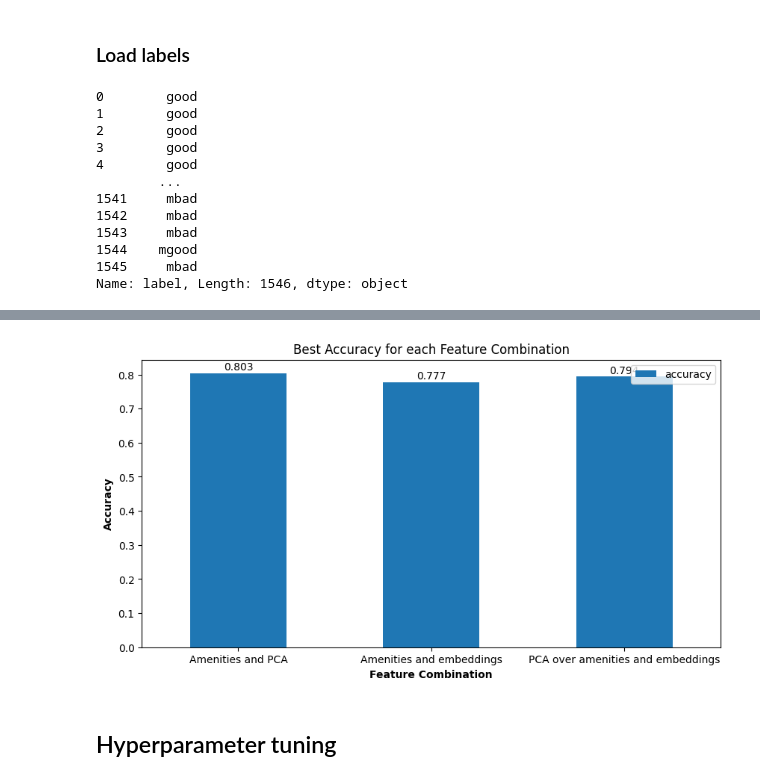
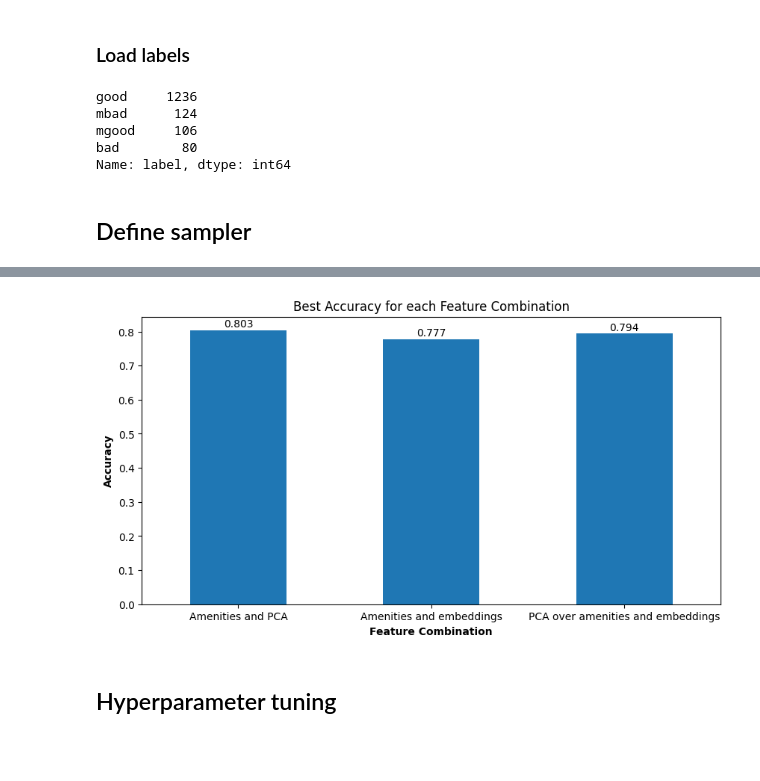
Before and after one commit to g1776/DS440CapstoneIndubitably, a Jupyter notebook: notebooks/modelling/models.ipynb, the cells around one changed output, grey strips where cells are left out. Drawn from its saved outputs; the diff is of its cells as text; code cells hidden in the pictures; blank space fills up the shorter version.

```diff
--- a/notebooks/modelling/models.ipynb
+++ b/notebooks/modelling/models.ipynb
@@ -111,17 +106,12 @@ elif isinstance(GEO, list):
 df.reset_index(drop=True, inplace=True)
 
 labels = df.label
-labels
+labels.value_counts()
 # %% [output]
-0        good
-1        good
-2        good
-3        good
-4        good
-        ...
-1541     mbad
-1542     mbad
-1543     mbad
-1544    mgood
-1545     mbad
-Name: label, Length: 1546, dtype: object
+good     1236
+mbad      124
+mgood     106
+bad        80
+Name: label, dtype: int64
+# %% [markdown]
+## Define sampler
@@ -233,34 +230,36 @@ for line in log:
     else:
         accuracies[-1]["accuracy"] = float(line.split(" ")[1])
 
 accuracies = pd.DataFrame(accuracies)
 
 # group by combo type and get the max accuracy
 accuracies = accuracies.groupby("combo_type").max().reset_index()
 
 accuracies.plot(kind="bar", x="combo_type", y="accuracy")
 
 # label bar height to 3 decimal places on top of the bar, centered
 for i, v in enumerate(accuracies.accuracy):
     plt.text(i, v + 0.01, f"{v:.3f}", ha="center")
 
 # labels
 plt.xticks(rotation=0, ha="center")
 plt.xlabel("Feature Combination")
 plt.ylabel("Accuracy")
 plt.title("Best Accuracy for each Feature Combination")
 
 # make plot wide
 plt.gcf().set_size_inches(10, 5)
 
 # bold x and y label
 plt.gca().xaxis.label.set_weight("bold")
 plt.gca().yaxis.label.set_weight("bold")
 
+# disable legend
+plt.gca().legend().set_visible(False)
 
 plt.show()
 # %% [output]
-[figure, old version]
+[figure, new version]
 # %% [markdown]
 ## Hyperparameter tuning
 # %%
```
Also changed, not shown: parts of 5 cells of this notebook, 4 other files.
